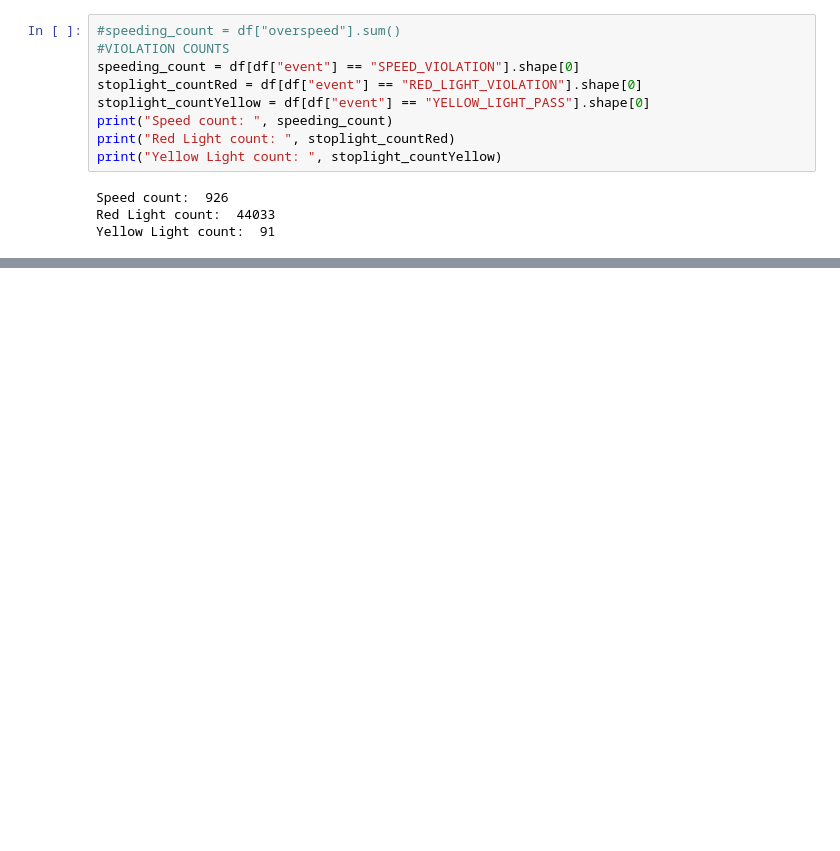
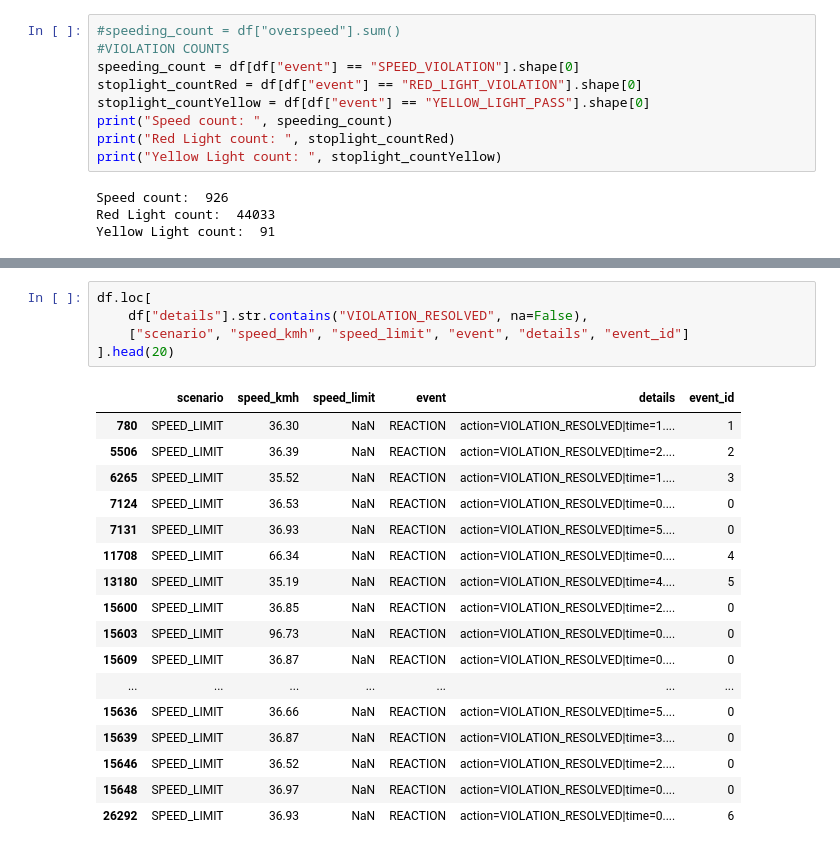
Before and after one commit to KeirAAAlcantara/SimAnalysis, a Jupyter notebook: Sim_Analysis.ipynb, the cells around one changed output, grey strips where cells are left out. Cells and saved outputs as stored; diff of their text form; blank space fills up the shorter version.

```diff
--- a/Sim_Analysis.ipynb
+++ b/Sim_Analysis.ipynb
@@ -270,0 +350,23 @@ Yellow Light count:  91
+# %%
+df.loc[
+    df["details"].str.contains("VIOLATION_RESOLVED", na=False),
+    ["scenario", "speed_kmh", "speed_limit", "event", "details", "event_id"]
+].head(20)
+# %% [output]
+|  | scenario | speed_kmh | speed_limit | event | details | event_id |
+| 780 | SPEED_LIMIT | 36.30 | NaN | REACTION | action=VIOLATION_RESOLVED|time=1.... | 1 |
+| 5506 | SPEED_LIMIT | 36.39 | NaN | REACTION | action=VIOLATION_RESOLVED|time=2.... | 2 |
+| 6265 | SPEED_LIMIT | 35.52 | NaN | REACTION | action=VIOLATION_RESOLVED|time=1.... | 3 |
+| 7124 | SPEED_LIMIT | 36.53 | NaN | REACTION | action=VIOLATION_RESOLVED|time=0.... | 0 |
+| 7131 | SPEED_LIMIT | 36.93 | NaN | REACTION | action=VIOLATION_RESOLVED|time=5.... | 0 |
+| 11708 | SPEED_LIMIT | 66.34 | NaN | REACTION | action=VIOLATION_RESOLVED|time=0.... | 4 |
+| 13180 | SPEED_LIMIT | 35.19 | NaN | REACTION | action=VIOLATION_RESOLVED|time=4.... | 5 |
+| 15600 | SPEED_LIMIT | 36.85 | NaN | REACTION | action=VIOLATION_RESOLVED|time=2.... | 0 |
+| 15603 | SPEED_LIMIT | 96.73 | NaN | REACTION | action=VIOLATION_RESOLVED|time=0.... | 0 |
+| 15609 | SPEED_LIMIT | 36.87 | NaN | REACTION | action=VIOLATION_RESOLVED|time=0.... | 0 |
+| ... | ... | ... | ... | ... | ... | ... |
+| 15636 | SPEED_LIMIT | 36.66 | NaN | REACTION | action=VIOLATION_RESOLVED|time=5.... | 0 |
+| 15639 | SPEED_LIMIT | 36.87 | NaN | REACTION | action=VIOLATION_RESOLVED|time=3.... | 0 |
+| 15646 | SPEED_LIMIT | 36.52 | NaN | REACTION | action=VIOLATION_RESOLVED|time=2.... | 0 |
+| 15648 | SPEED_LIMIT | 36.97 | NaN | REACTION | action=VIOLATION_RESOLVED|time=0.... | 0 |
+| 26292 | SPEED_LIMIT | 36.93 | NaN | REACTION | action=VIOLATION_RESOLVED|time=0.... | 6 |
```
Also changed, not shown: parts of 29 cells of this notebook, 2 other files.
